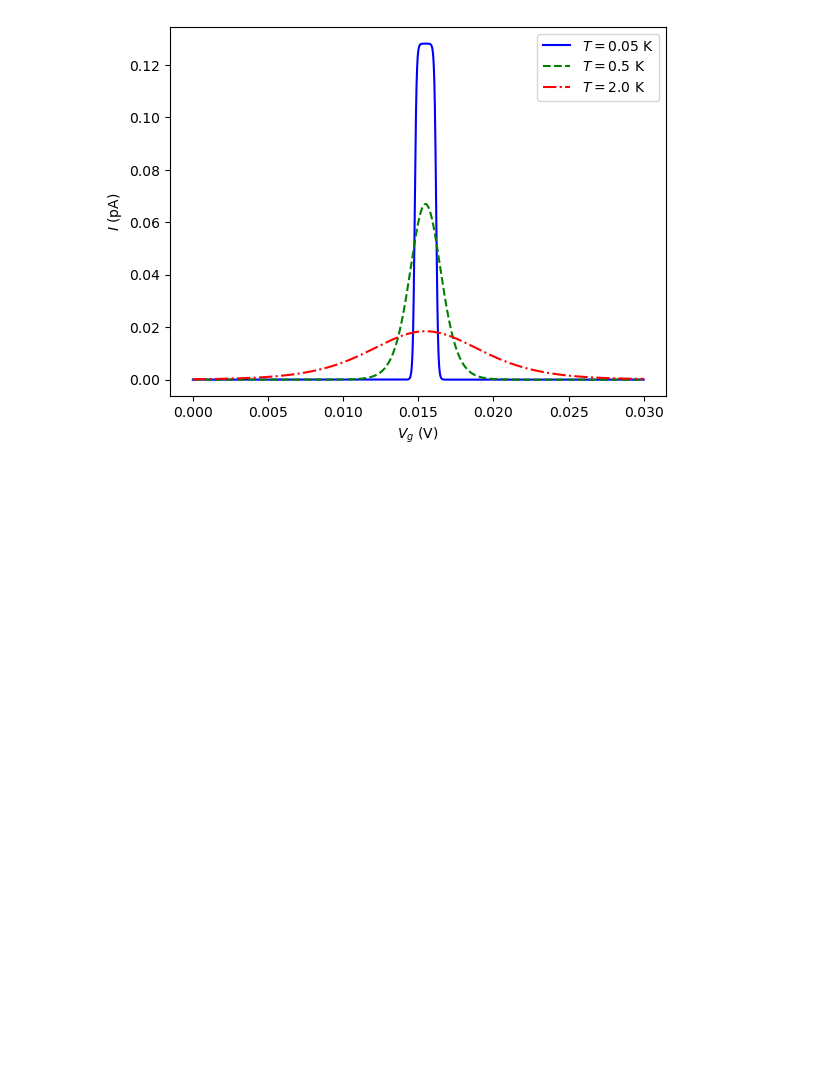
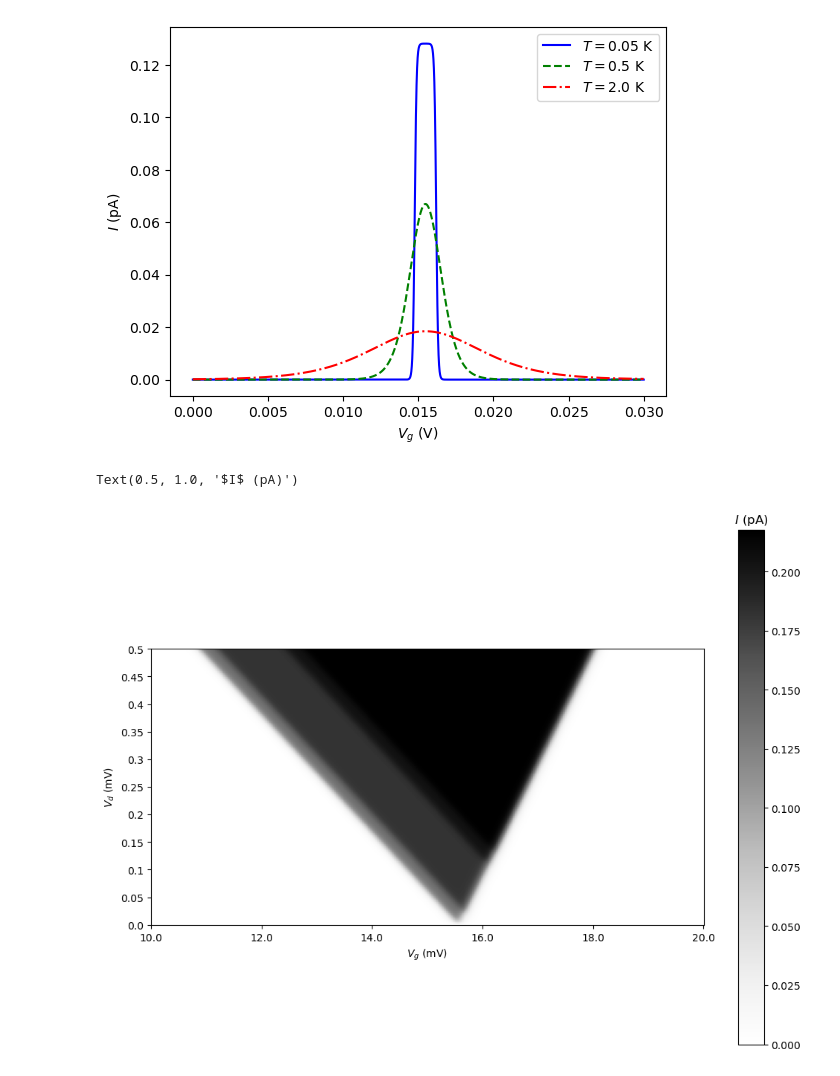
Before and after one commit to Snehil-Jha/CPP, a Jupyter notebook: paper1.ipynb, the cells around one changed output. Cells and saved outputs as stored; diff of their text form; code cells hidden in the pictures; blank space fills up the shorter version.

```diff
--- a/paper1.ipynb
+++ b/paper1.ipynb
@@ -60,11 +66,10 @@ def rate_out_dot(N, vol_source, vol_drain, vol_gate, temp): # represents R_(N, N
 # %%
 # N_max is the upper limit on the number of electrons the simulation considers for the calculation
 # Anything above that is considered too improbable to occur
-
 def generate_plot(N_max, vol_source, vol_drain, vol_gate, temp):
-    vol_drain = np.array(vol_drain)
-    vol_gate = np.array(vol_gate)
-    temp = np.array(temp)
+    temp = np.array([[[temp]]]).T
+    vol_drain = np.array([[vol_drain]]).T
+    vol_gate = np.array([vol_gate]).T
 
     C = np.zeros(N_max + 1)
     C[-1] = 1
@@ -77,11 +82,11 @@ def generate_plot(N_max, vol_source, vol_drain, vol_gate, temp):
     # this (in theory) also fills one term in the bottom row
     # that is not correct, but it gets overriden later
     # after it is used for the calculation of the main diagonal terms
-    A[:, :, :, index + 1,index] = rate_into_dot(index + 1, vol_source, np.array([[vol_drain]]).T, np.array([vol_gate]).T, np.array([[[temp]]]).T)
+    A[:, :, :, index + 1,index] = rate_into_dot(index + 1, vol_source, vol_drain, vol_gate, temp)
 
 
     # just above main diagonal terms
-    A[:, :, :, index, index + 1] = rate_out_dot(index, vol_source, np.array([[vol_drain]]).T, np.array([vol_gate]).T, np.array([[[temp]]]).T)
+    A[:, :, :, index, index + 1] = rate_out_dot(index, vol_source, vol_drain, vol_gate, temp)
 
     # main diagonal terms
     A[:, :, :, index, index] = - (A[:, :, :, index + 1, index] + A[:, :, :, index - 1, index])
@@ -90,16 +95,16 @@ def generate_plot(N_max, vol_source, vol_drain, vol_gate, temp):
     A[:, :, :, -1, :] = 1
 
 
-    P = np.linalg.inv(A) @ C
+    P = np.linalg.solve(A, C)
 
     currentIn = -elec_charge * tunnel_drain * np.sum(
-        P[:, :, :, index] * fermi(dot_potential(index + 1, vol_source, np.array([[vol_drain]]).T, np.array([vol_gate]).T), -elec_charge * np.array([[vol_drain]]).T, np.array([[[temp]]]).T)
+        P[:, :, :, index] * fermi(dot_potential(index + 1, vol_source, vol_drain, vol_gate), -elec_charge * vol_drain, temp)
     ,axis = -1)
 
     currentOut = -elec_charge * tunnel_drain * np.sum(
-        P[:, :, :, index + 1] * (1 - fermi(dot_potential(index + 1, vol_source, np.array([[vol_drain]]).T, np.array([vol_gate]).T), -elec_charge * np.array([[vol_drain]]).T, np.array([[[temp]]]).T))
+        P[:, :, :, index + 1] * (1 - fermi(dot_potential(index + 1, vol_source, vol_drain, vol_gate), -elec_charge * vol_drain, temp))
     ,axis = -1)
 
-    return temp, vol_drain, vol_gate, currentIn - currentOut
+    return temp[:, 0, 0, 0], vol_drain[:, 0, 0], vol_gate[:, 0], currentIn - currentOut
 # %%
 temp, vol_drain, vol_gate, current = generate_plot(
@@ -140,7 +145,7 @@ Text(0.5, 1.0, '$I$ (pA)')
 temp, vol_drain, vol_gate, current = generate_plot(
     4,
     0,
-    1e-4,
+    [1e-4],
     np.linspace(0., 0.03, 5001),
     temp=[0.05, 0.5, 2]
 )
@@ -158,0 +263,26 @@ Text(0.5, 0, '$V_g$ (V)')
+# %%
+temp, vol_drain, vol_gate, current, P = generate_quantum_states_plot(
+    vol_source=0, vol_drain=np.linspace(0, 5e-4, 501), vol_gate=np.linspace(10e-3, 20e-3, 1001),
+    zeeman_energy=charge_energy * 1e-2, excitation_energy=charge_energy * 5e-2,
+    temp=[0.04], deexcitation_rate=3e5, tunnel_drain=1.7e6, tunnel_source=1.7e6
+)
+
+# ensures that we don't report values beyond the consideration of the algorithm
+# i.e. when the N=3 or higher states start becoming prominent
+current[P[:,:,:,5] > 0.9] = np.nan
+# %%
+fig, ax = plt.subplots(figsize=(12,9))
+
+pos = ax.imshow(current[0, ::-1] * 1e12, cmap="Grays", interpolation="none")
+clb = fig.colorbar(pos, ax=ax)
+
+ax.set_xticks(np.arange(0, 6) * 200, (vol_gate[::200] * 1e3).round(2))
+ax.set_xlabel("$V_{g}$ (mV)")
+
+ax.set_yticks(np.arange(0, 11) * 50, (vol_drain[::-50] * 1e3).round(2))
+ax.set_ylabel("$V_{d}$ (mV)")
+
+clb.ax.set_title("$I$ (pA)")
+# %% [output]
+Text(0.5, 1.0, '$I$ (pA)')
+[figure, added]
```
Also changed, not shown: parts of 3 cells of this notebook.
